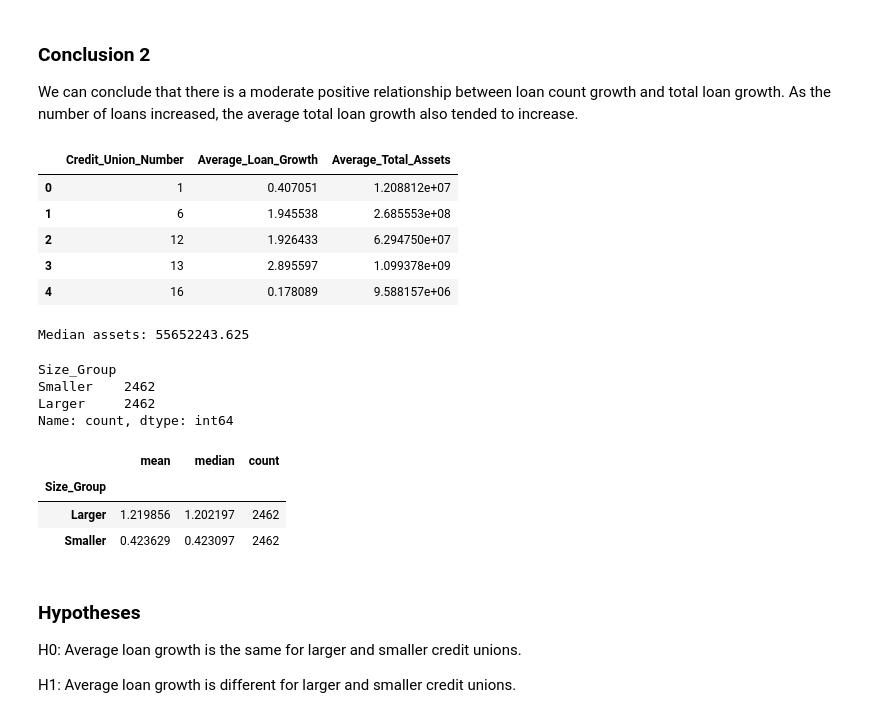
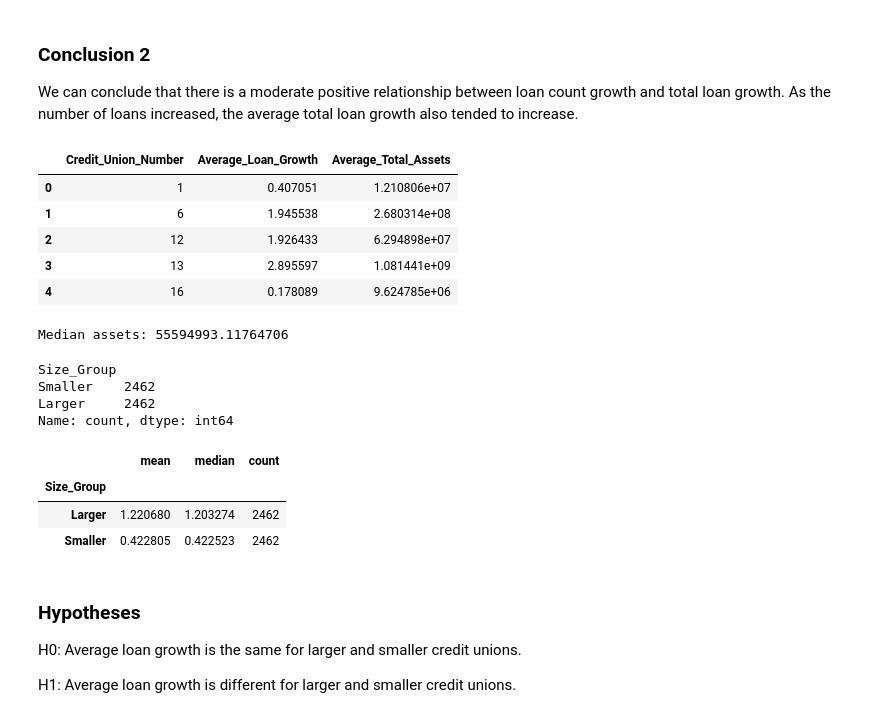
Before and after one commit to Ciaracam/DATA602-Credit-Union-Analysis, a Jupyter notebook: DATA602_Credit_Union_Checkpoint2.ipynb, the cells around one changed output. Saved outputs shown, nothing was run; the diff lists cells and outputs as text; code cells hidden in the pictures.

Commit message:
Finalize checkpoint 2 analysis

```diff
--- a/DATA602_Credit_Union_Checkpoint2.ipynb
+++ b/DATA602_Credit_Union_Checkpoint2.ipynb
@@ -717,25 +716,35 @@ We can conclude that there is a moderate positive relationship between loan coun
 # %%
 # Prepare credit union level data for hypothesis testing
 
-credit_union_summary = (
+credit_union_size = (
+    analysis_df
+    .groupby("Credit_Union_Number")["Total_Assets"]
+    .mean()
+    .reset_index(name="Average_Total_Assets")
+)
+
+credit_union_growth = (
     growth_df
-    .groupby("Credit_Union_Number")
-    .agg(
-        Average_Loan_Growth=("Loan_Growth", "mean"),
-        Average_Total_Assets=("Total_Assets", "mean")
-    )
-    .dropna()
-    .reset_index()
+    .groupby("Credit_Union_Number")["Loan_Growth"]
+    .mean()
+    .reset_index(name="Average_Loan_Growth")
+)
+
+credit_union_summary = pd.merge(
+    credit_union_growth,
+    credit_union_size,
+    on="Credit_Union_Number",
+    how="inner"
 )
 
 credit_union_summary.head()
 # %% [output]
 |  | Credit_Union_Number | Average_Loan_Growth | Average_Total_Assets |
-| 0 | 1 | 0.407051 | 1.208812e+07 |
-| 1 | 6 | 1.945538 | 2.685553e+08 |
-| 2 | 12 | 1.926433 | 6.294750e+07 |
-| 3 | 13 | 2.895597 | 1.099378e+09 |
-| 4 | 16 | 0.178089 | 9.588157e+06 |
+| 0 | 1 | 0.407051 | 1.210806e+07 |
+| 1 | 6 | 1.945538 | 2.680314e+08 |
+| 2 | 12 | 1.926433 | 6.294898e+07 |
+| 3 | 13 | 2.895597 | 1.081441e+09 |
+| 4 | 16 | 0.178089 | 9.624785e+06 |
 # %%
 # Find median credit union asset size
 
@@ -743,5 +752,5 @@ median_assets = credit_union_summary["Average_Total_Assets"].median()
 
 print("Median assets:", median_assets)
 # %% [output]
-Median assets: 55652243.625
+Median assets: 55594993.11764706
 # %%
@@ -772,6 +781,6 @@ size_group_summary
 # %% [output]
 |  | mean | median | count |
 | Size_Group |  |  |  |
-| Larger | 1.219856 | 1.202197 | 2462 |
-| Smaller | 0.423629 | 0.423097 | 2462 |
+| Larger | 1.220680 | 1.203274 | 2462 |
+| Smaller | 0.422805 | 0.422523 | 2462 |
 # %%
```
Also changed, not shown: parts of 5 cells of this notebook.
